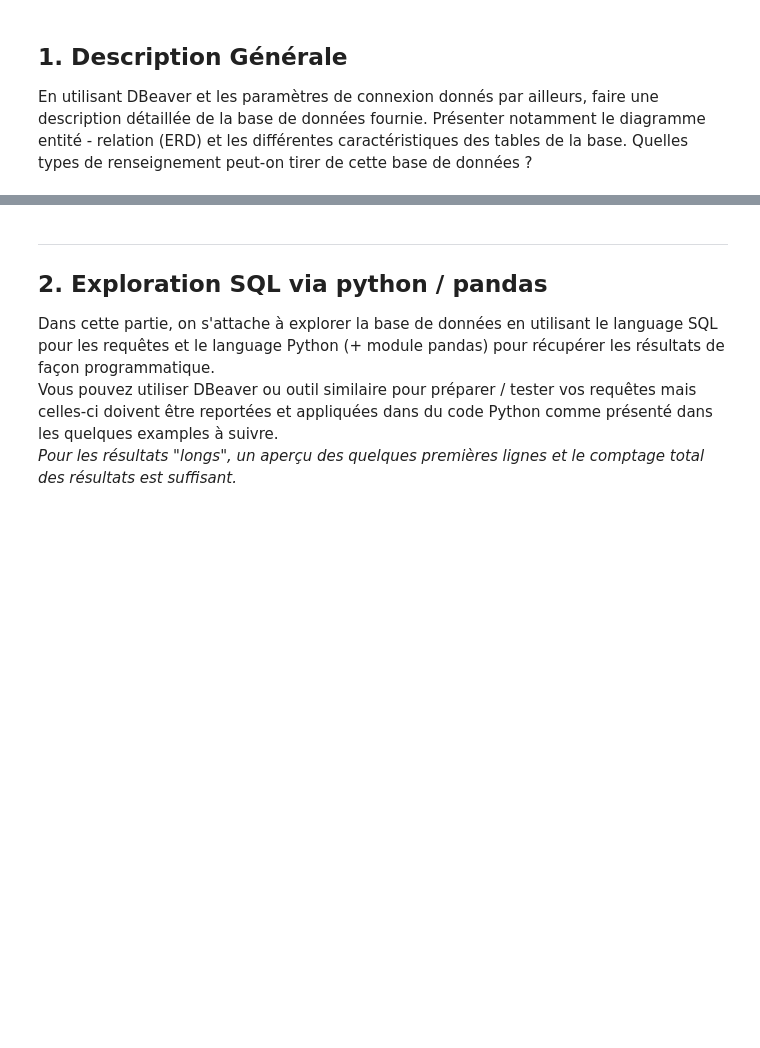
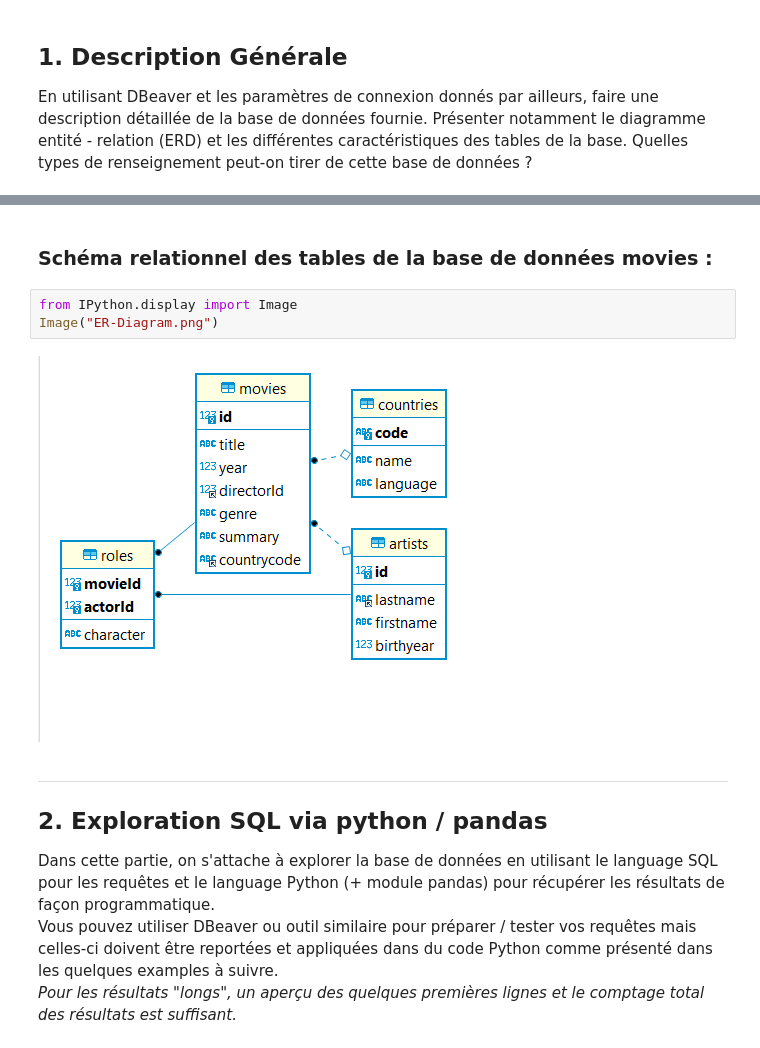
Before and after one commit to MaelleCoriou/Floupics_Movies_2, a Jupyter notebook: movies-3.ipynb, the cells around one changed output, grey strips where cells are left out. Cells and saved outputs as stored; diff of their text form; blank space fills up the shorter version.

```diff
--- a/movies-3.ipynb
+++ b/movies-3.ipynb
@@ -12,3 +51,10 @@ En utilisant DBeaver et les paramètres de connexion donnés par ailleurs, faire
+# %% [markdown]
+### Schéma relationnel des tables de la base de données movies :
+# %%
+from IPython.display import Image
+Image("ER-Diagram.png")
+# %% [output]
+[figure, added]
 # %% [markdown]
 ---
 
```
Also changed, not shown: parts of 2 cells of this notebook, 1 other file.
